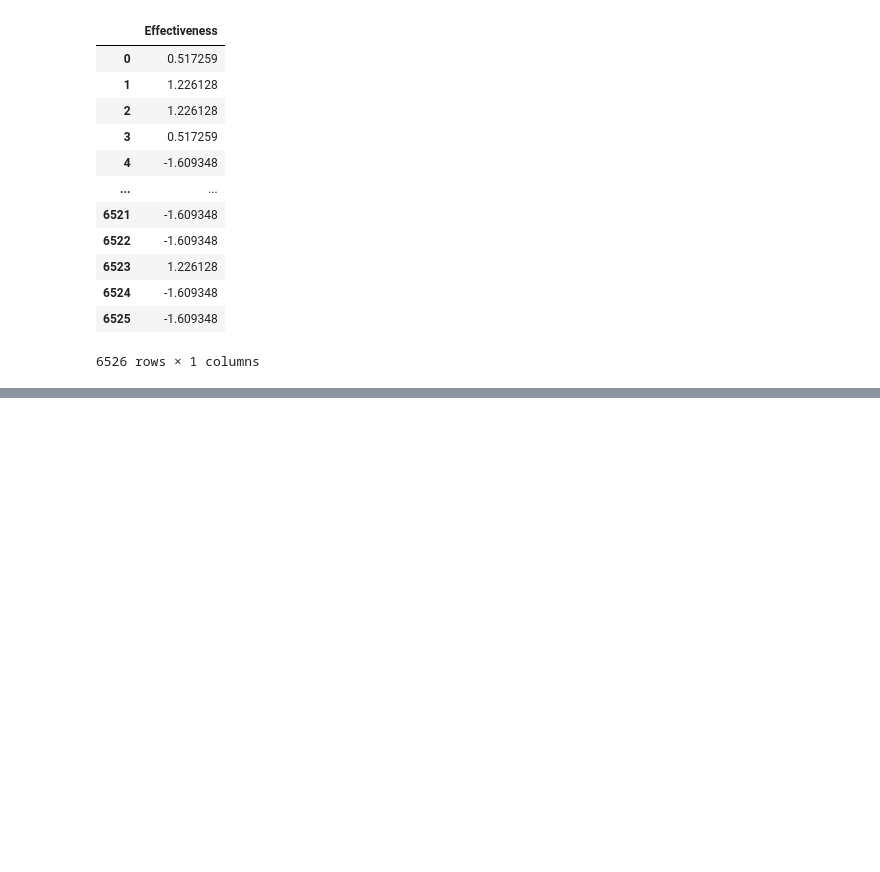
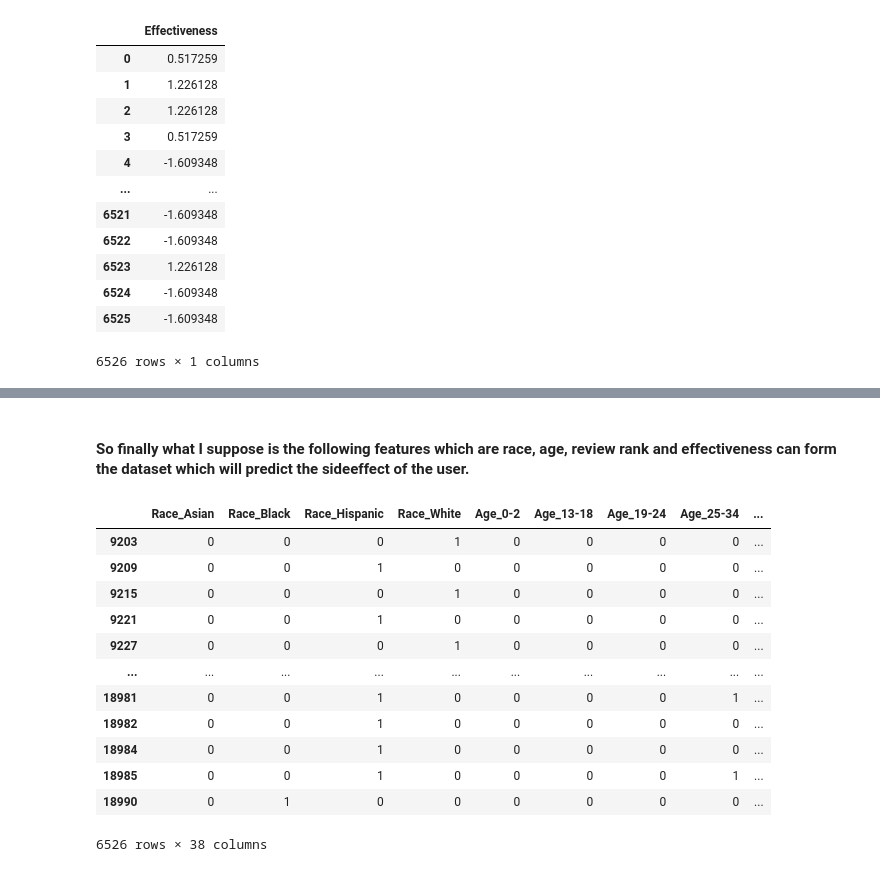
Before and after one commit to madayath03/DSA-projects, a Jupyter notebook: classification-of-drug-side-effects.ipynb, the cells around one changed output, grey strips where cells are left out. Saved outputs shown, nothing was run; the diff lists cells and outputs as text; code cells hidden in the pictures; blank space fills up the shorter version.

```diff
--- a/classification-of-drug-side-effects.ipynb
+++ b/classification-of-drug-side-effects.ipynb
@@ -886,0 +887,23 @@ data3
+# %% [markdown]
+#### So finally what I suppose is the following features which are race, age, review rank and effectiveness can form the dataset which will predict the sideeffect of the user.
+# %%
+data3 = data_encod
+data3['Effectiveness'] = data_num.values
+data3['Reviews_Rank'] = data2.Reviews_Rank
+data3['UsefulCount_boxcox'] = data_Usefulcount1
+data3['EaseofUse_boxcox'] = data_EaseofUse1
+data3
+# %% [output]
+|  | Race_Asian | Race_Black | Race_Hispanic | Race_White | Age_0-2 | Age_13-18 | Age_19-24 | Age_25-34 | ... |
+| 9203 | 0 | 0 | 0 | 1 | 0 | 0 | 0 | 0 | ... |
+| 9209 | 0 | 0 | 1 | 0 | 0 | 0 | 0 | 0 | ... |
+| 9215 | 0 | 0 | 0 | 1 | 0 | 0 | 0 | 0 | ... |
+| 9221 | 0 | 0 | 1 | 0 | 0 | 0 | 0 | 0 | ... |
+| 9227 | 0 | 0 | 0 | 1 | 0 | 0 | 0 | 0 | ... |
+| ... | ... | ... | ... | ... | ... | ... | ... | ... | ... |
+| 18981 | 0 | 0 | 1 | 0 | 0 | 0 | 0 | 1 | ... |
+| 18982 | 0 | 0 | 1 | 0 | 0 | 0 | 0 | 0 | ... |
+| 18984 | 0 | 0 | 1 | 0 | 0 | 0 | 0 | 0 | ... |
+| 18985 | 0 | 0 | 1 | 0 | 0 | 0 | 0 | 1 | ... |
+| 18990 | 0 | 1 | 0 | 0 | 0 | 0 | 0 | 0 | ... |
+6526 rows × 38 columns
```
Also changed, not shown: parts of 45 cells of this notebook.
